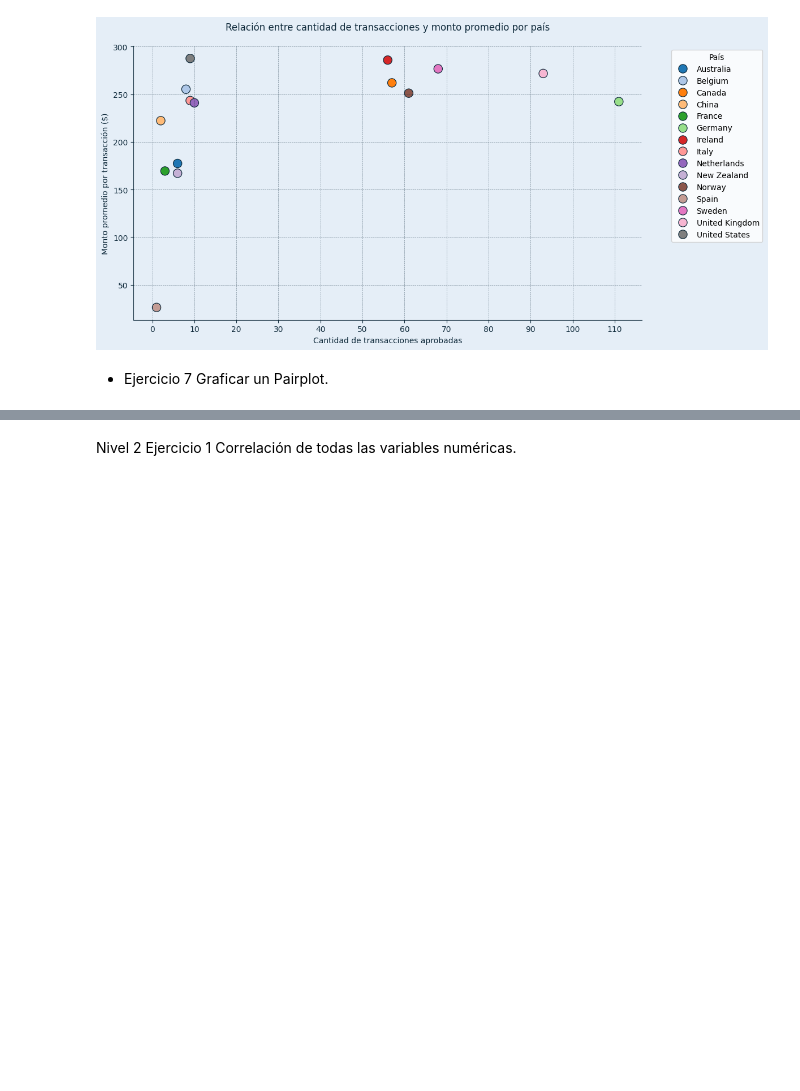
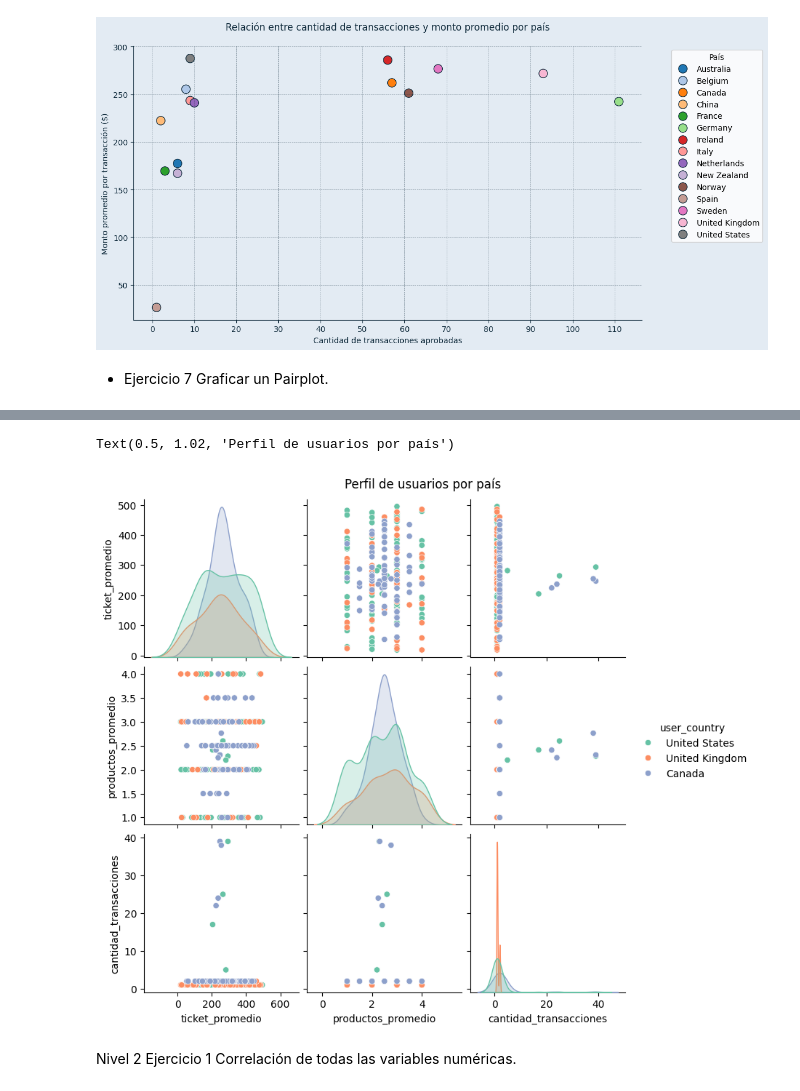
Before and after one commit to ingridtp/itacademy, a Jupyter notebook: Sprint 8/Sprint8.ipynb, the cells around one changed output, grey strips where cells are left out. Drawn from its saved outputs; the diff is of its cells as text; code cells hidden in the pictures; blank space fills up the shorter version.

```diff
--- a/Sprint 8/Sprint8.ipynb
+++ b/Sprint 8/Sprint8.ipynb
@@ -557,3 +612,15 @@ aplicar_estilo(
 # %% [markdown]
 - Ejercicio 7
 Graficar un Pairplot.
+# %%
+df_tran_ok_user = df_tran_ok.merge(df_user[['user_id', 'user_country']], on='user_id')
+df_prod_count = df_transaction_product.groupby('tran_id').size().reset_index(name='prod_count')
+df_tran_user_prod = df_tran_ok_user.merge(df_prod_count, on='tran_id')
+
+df_user_metrics = df_tran_user_prod.groupby(['user_id', 'user_country']).agg(
+    ticket_promedio = ('tran_amount', 'mean'),
+    productos_promedio = ('prod_count', 'mean'),
+    cantidad_transacciones = ('tran_id', 'count')
+).reset_index()
+
+df_user_metrics
@@ -560,3 +641,17 @@ Graficar un Pairplot.
+# %%
+
+sns.pairplot(
+    df_user_metrics,
+    vars=['ticket_promedio', 'productos_promedio', 'cantidad_transacciones'],
+    hue='user_country',
+    palette='Set2',
+    diag_kind='kde'
+)
+
+plt.suptitle('Perfil de usuarios por país', y=1.02)
+# %% [output]
+Text(0.5, 1.02, 'Perfil de usuarios por país')
+[figure, added]
 # %% [markdown]
 Nivel 2
 Ejercicio 1
```
Also changed, not shown: parts of 6 cells of this notebook.
